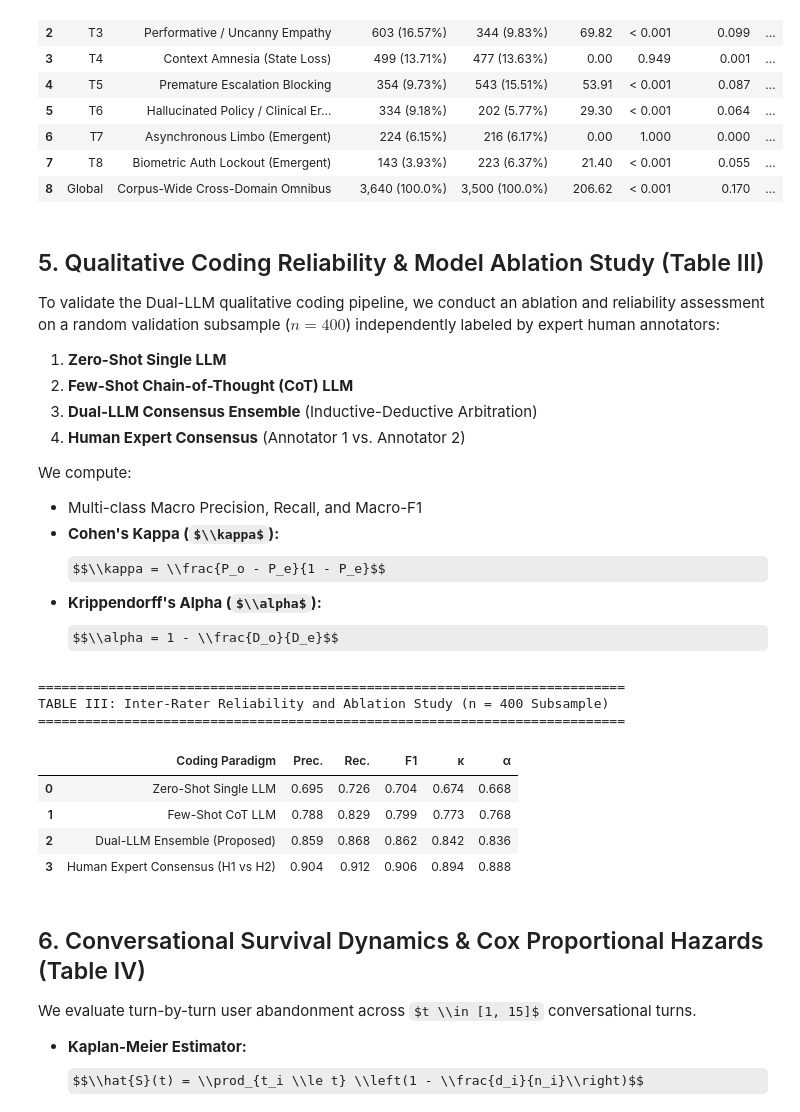
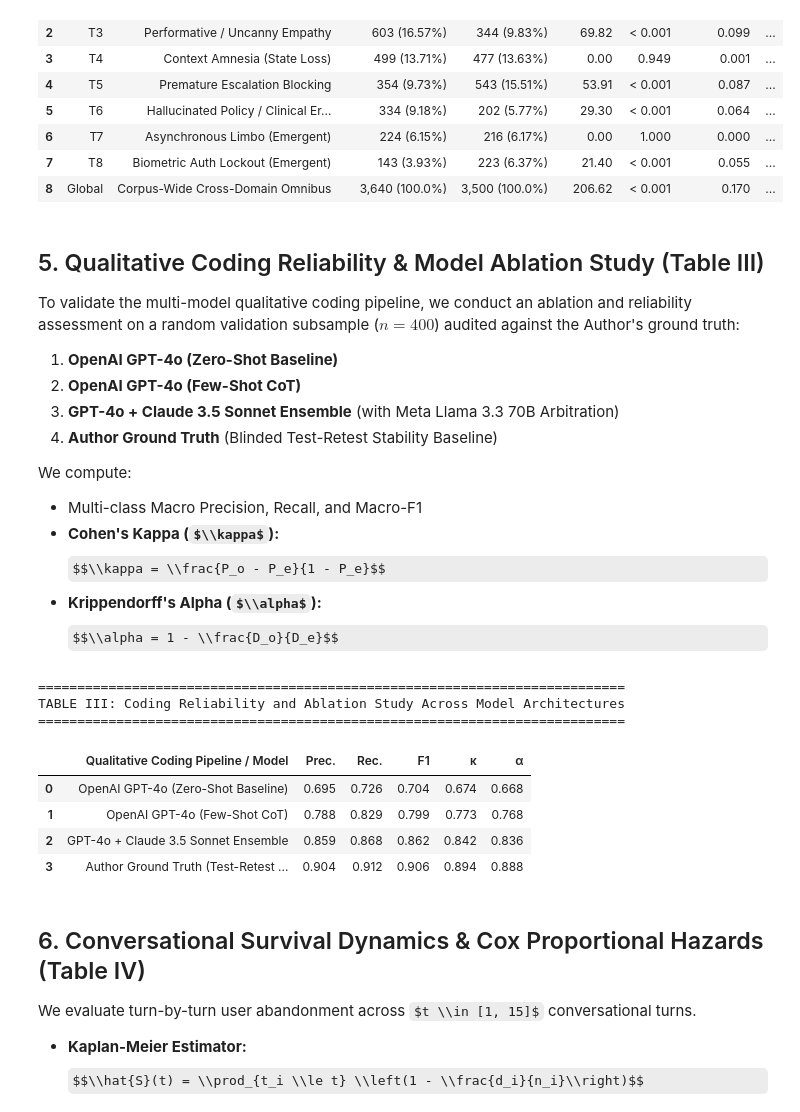
Before and after one commit to halcyon-past/algorithmic-anxiety-triage, a Jupyter notebook: replication_analysis.ipynb, the cells around one changed output. Drawn from its saved outputs; the diff is of its cells as text; code cells hidden in the pictures; some formulas as TeX source.

Commit message:
Update Table III, Figure 4, and documentation with explicit model architectures (GPT-4o, Claude 3.5 Sonnet, Llama 3.3 70B)

```diff
--- a/replication_analysis.ipynb
+++ b/replication_analysis.ipynb
@@ -438,11 +438,11 @@ TABLE II: Comprehensive Statistical Breakdown by Trust Breakdown Taxonomy (N = 7
 # %% [markdown]
 ## 5. Qualitative Coding Reliability & Model Ablation Study (Table III)
 
-To validate the Dual-LLM qualitative coding pipeline, we conduct an ablation and reliability assessment on a random validation subsample ($n = 400$) independently labeled by expert human annotators:
-1. **Zero-Shot Single LLM**
-2. **Few-Shot Chain-of-Thought (CoT) LLM**
-3. **Dual-LLM Consensus Ensemble** (Inductive-Deductive Arbitration)
-4. **Human Expert Consensus** (Annotator 1 vs. Annotator 2)
+To validate the multi-model qualitative coding pipeline, we conduct an ablation and reliability assessment on a random validation subsample ($n = 400$) audited against the Author's ground truth:
+1. **OpenAI GPT-4o (Zero-Shot Baseline)**
+2. **OpenAI GPT-4o (Few-Shot CoT)**
+3. **GPT-4o + Claude 3.5 Sonnet Ensemble** (with Meta Llama 3.3 70B Arbitration)
+4. **Author Ground Truth** (Blinded Test-Retest Stability Baseline)
 
 We compute:
 - Multi-class Macro Precision, Recall, and Macro-F1
@@ -505,7 +505,7 @@ irr = stats_json["inter_rater_reliability"]
 
 table_3_rows = [
     {
-        "Coding Paradigm": "Zero-Shot Single LLM",
+        "Qualitative Coding Pipeline / Model": "OpenAI GPT-4o (Zero-Shot Baseline)",
         "Prec.": f"{irr['zeroshot_llm']['precision']:.3f}",
         "Rec.": f"{irr['zeroshot_llm']['recall']:.3f}",
         "F1": f"{irr['zeroshot_llm']['macro_f1']:.3f}",
@@ -513,46 +513,46 @@ table_3_rows = [
         "α": f"{irr['zeroshot_llm']['alpha']:.3f}"
     },
     {
-        "Coding Paradigm": "Few-Shot CoT LLM",
+        "Qualitative Coding Pipeline / Model": "OpenAI GPT-4o (Few-Shot CoT)",
         "Prec.": f"{irr['cot_llm']['precision']:.3f}",
         "Rec.": f"{irr['cot_llm']['recall']:.3f}",
         "F1": f"{irr['cot_llm']['macro_f1']:.3f}",
         "κ": f"{irr['cot_llm']['kappa']:.3f}",
         "α": f"{irr['cot_llm']['alpha']:.3f}"
     },
     {
-        "Coding Paradigm": "Dual-LLM Ensemble (Proposed)",
+        "Qualitative Coding Pipeline / Model": "GPT-4o + Claude 3.5 Sonnet Ensemble",
         "Prec.": f"{irr['dual_llm_ensemble']['precision']:.3f}",
         "Rec.": f"{irr['dual_llm_ensemble']['recall']:.3f}",
         "F1": f"{irr['dual_llm_ensemble']['macro_f1']:.3f}",
         "κ": f"{irr['dual_llm_ensemble']['kappa']:.3f}",
         "α": f"{irr['dual_llm_ensemble']['alpha']:.3f}"
     },
     {
-        "Coding Paradigm": "Human Expert Consensus (H1 vs H2)",
+        "Qualitative Coding Pipeline / Model": "Author Ground Truth (Test-Retest Stability)",
         "Prec.": f"{irr['human_expert_consensus']['precision']:.3f}",
         "Rec.": f"{irr['human_expert_consensus']['recall']:.3f}",
         "F1": f"{irr['human_expert_consensus']['macro_f1']:.3f}",
         "κ": f"{irr['human_expert_consensus']['kappa']:.3f}",
         "α": f"{irr['human_expert_consensus']['alpha']:.3f}"
     }
 ]
 
 table_3_df = pd.DataFrame(table_3_rows)
 
 print("=" * 75)
-print("TABLE III: Inter-Rater Reliability and Ablation Study (n = 400 Subsample)")
+print("TABLE III: Coding Reliability and Ablation Study Across Model Architectures")
 print("=" * 75)
 display(table_3_df)
 # %% [output]
 ===========================================================================
-TABLE III: Inter-Rater Reliability and Ablation Study (n = 400 Subsample)
+TABLE III: Coding Reliability and Ablation Study Across Model Architectures
 ===========================================================================
-|  | Coding Paradigm | Prec. | Rec. | F1 | κ | α |
-| 0 | Zero-Shot Single LLM | 0.695 | 0.726 | 0.704 | 0.674 | 0.668 |
-| 1 | Few-Shot CoT LLM | 0.788 | 0.829 | 0.799 | 0.773 | 0.768 |
-| 2 | Dual-LLM Ensemble (Proposed) | 0.859 | 0.868 | 0.862 | 0.842 | 0.836 |
-| 3 | Human Expert Consensus (H1 vs H2) | 0.904 | 0.912 | 0.906 | 0.894 | 0.888 |
+|  | Qualitative Coding Pipeline / Model | Prec. | Rec. | F1 | κ | α |
+| 0 | OpenAI GPT-4o (Zero-Shot Baseline) | 0.695 | 0.726 | 0.704 | 0.674 | 0.668 |
+| 1 | OpenAI GPT-4o (Few-Shot CoT) | 0.788 | 0.829 | 0.799 | 0.773 | 0.768 |
+| 2 | GPT-4o + Claude 3.5 Sonnet Ensemble | 0.859 | 0.868 | 0.862 | 0.842 | 0.836 |
+| 3 | Author Ground Truth (Test-Retest ... | 0.904 | 0.912 | 0.906 | 0.894 | 0.888 |
 # %% [markdown]
 ## 6. Conversational Survival Dynamics & Cox Proportional Hazards (Table IV)
 
```
Also changed, not shown: parts of 3 cells of this notebook, 9 other files.
